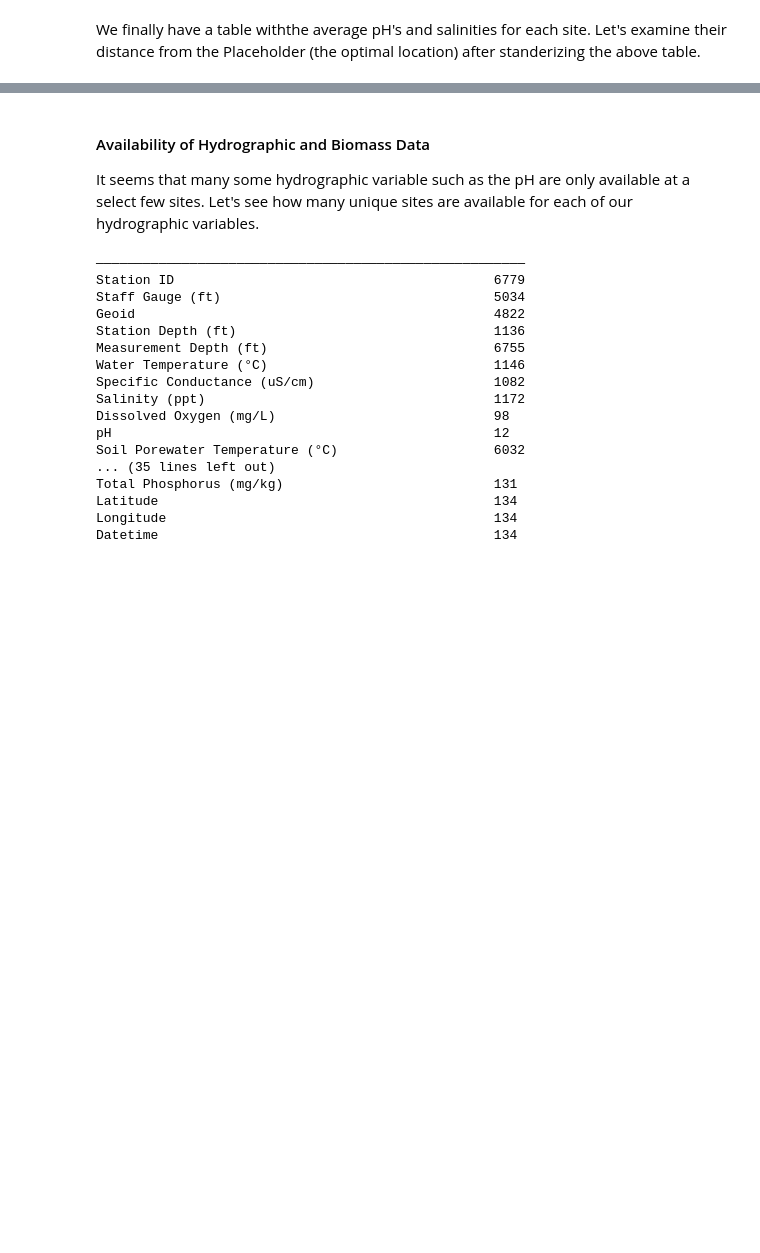
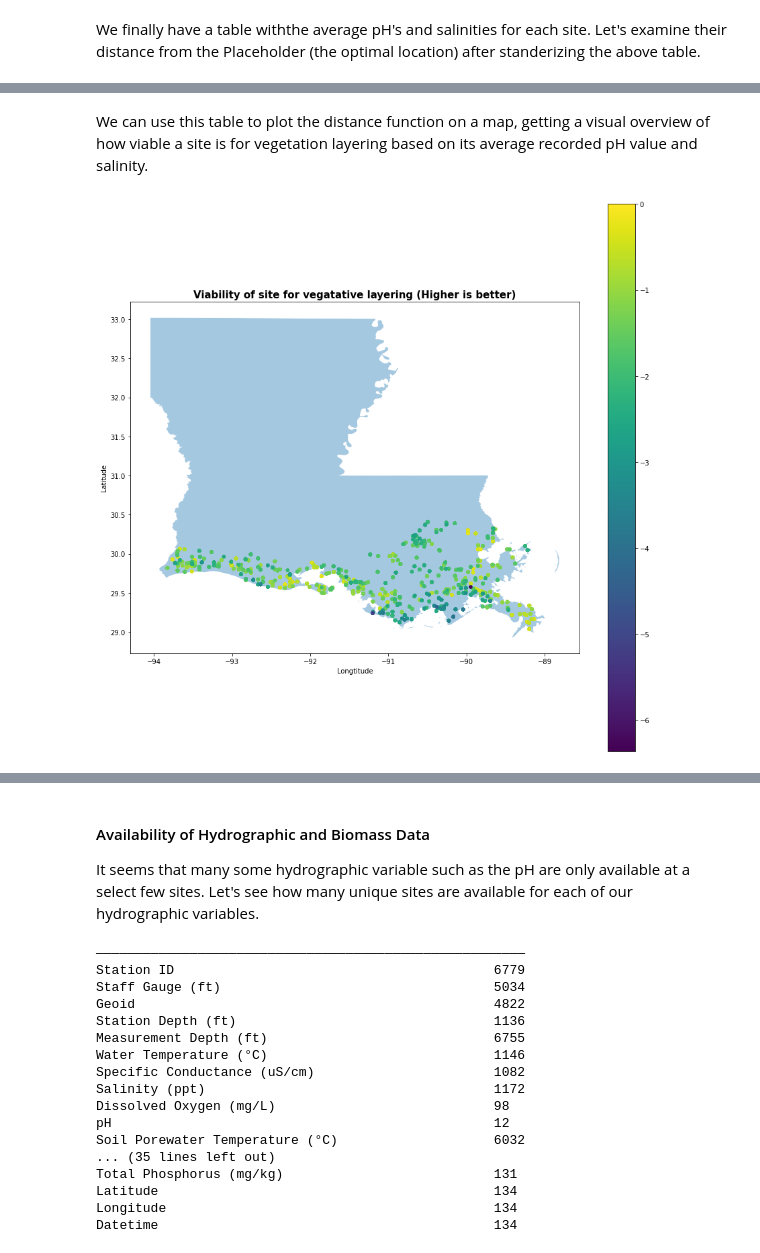
Before and after one commit to MinaSSaleh/MinaSSaleh.github.io, a Jupyter notebook: FinalTutorial.ipynb, the cells around one changed output, grey strips where cells are left out. Cells and saved outputs as stored; diff of their text form; code cells hidden in the pictures; blank space fills up the shorter version.

```diff
--- a/FinalTutorial.ipynb
+++ b/FinalTutorial.ipynb
@@ -512,0 +546,9 @@ display(updated_pH_std)
+# %% [markdown]
+We can use this table to plot the distance function on a map, getting a visual overview of how viable a site is for vegetation layering based on its average recorded pH value and salinity.
+# %%
+pHviability["negative"]=pHviability["Distance from optimal"]*-1
+fig, ax = plt.subplots(figsize=(15, 15))
+LA_plot(pHviability, ax, label=label, legend=True, markersize=20 , column="negative")
+ax.set_title("Viability of site for vegatative layering (Higher is better)",fontsize=15,fontweight="bold");
+# %% [output]
+[figure, added]
```
Also changed, not shown: parts of 21 cells of this notebook, 1 other file.
